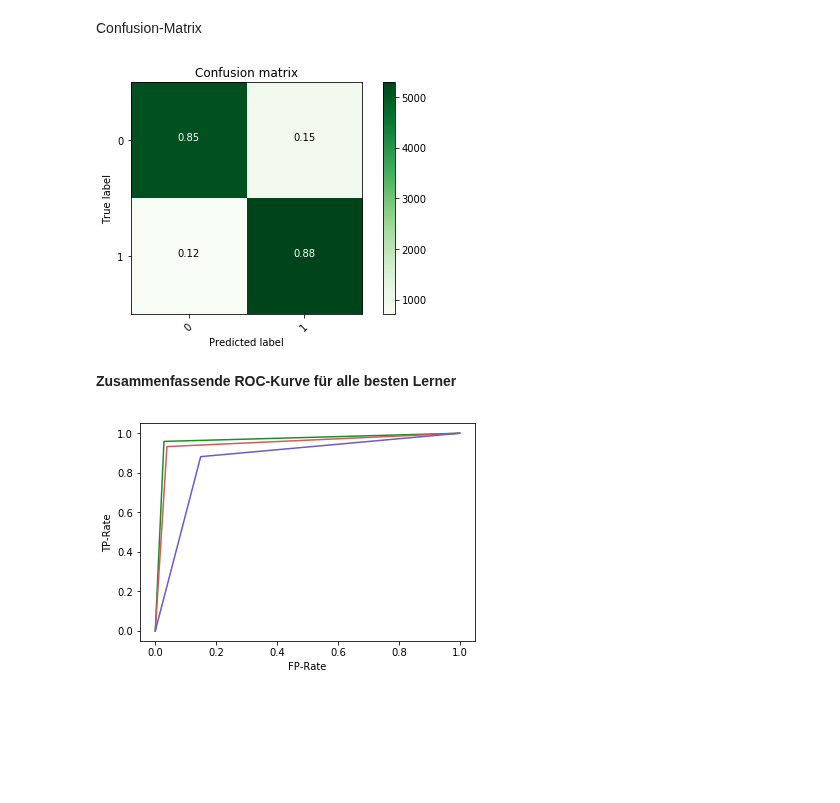
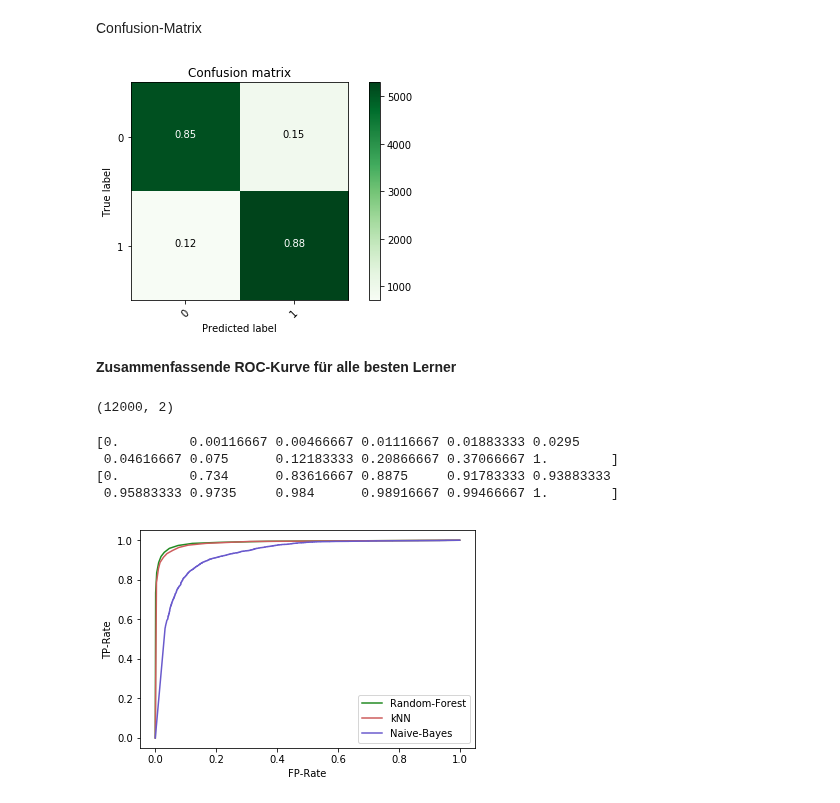
Before and after one commit to Ninilini/FP_Teilchen, a Jupyter notebook: IceCube/plots/selection.ipynb, the cells around one changed output. Saved outputs shown, nothing was run; the diff lists cells and outputs as text; code cells hidden in the pictures; blank space fills up the shorter version.

```diff
--- a/IceCube/plots/selection.ipynb
+++ b/IceCube/plots/selection.ipynb
@@ -18,7 +18,6 @@ from sklearn.model_selection import cross_val_score
 from sklearn.metrics import confusion_matrix
 from sklearn.utils.multiclass import unique_labels
 # %%
-daten = pd.read_hdf('../data/data.hdf5', key='Daten')
+daten = pd.read_hdf('data.hdf5', key='Daten')
 daten.shape
-daten.head()
 # %% [output]
@@ -499,23 +494,47 @@ Confusion-Matrix
 # %%
 confusion_mtx_NB = confusion_matrix(y_test[5], y_pred_NB[5])
 plot_confusion_matrix(confusion_mtx_NB, classes = range(2), cmap = plt.cm.Greens)
-plt.savefig('NB_confusion.pdf')
+plt.tight_layout()
+plt.savefig('NB_confusion.png')
 # %% [output]
-[figure, old version]
+[figure, new version]
 # %% [markdown]
 **Zusammenfassende ROC-Kurve für alle besten Lerner**
+# %%
+RF = RandomForestClassifier(10)
+RF.fit(x_train[3], y_train[3])
+pred_RF = RF.predict_proba(x_test[3])
+
+kNN = KNeighborsClassifier(10)
+kNN.fit(x_train[4], y_train[4])
+pred_kNN = kNN.predict_proba(x_test[4])
+
+NB = GaussianNB()
+NB.fit(x_train[5], y_train[5])
+pred_NB = NB.predict_proba(x_test[5])
+# %%
+pred_RF.shape
+# %% [output]
+(12000, 2)
 # %%
-roc_x_RF, roc_y_RF, _ = roc_curve(y_test[3], y_pred_RF[3], pos_label=1)
+roc_x_RF, roc_y_RF, _ = roc_curve(y_test[3], pred_RF[:, 1], pos_label=1)
+print(roc_x_RF)
+print(roc_y_RF)
 plt.plot(roc_x_RF, roc_y_RF, color = 'forestgreen', label = 'Random-Forest')
 
-roc_x_kNN, roc_y_kNN, _ = roc_curve(y_test[4], y_pred_kNN[4], pos_label=1)
+roc_x_kNN, roc_y_kNN, _ = roc_curve(y_test[4], pred_kNN[:, 1], pos_label=1)
 plt.plot(roc_x_kNN, roc_y_kNN, color = 'indianred', label = 'kNN')
 
-roc_x_NB, roc_y_NB, _ = roc_curve(y_test[5], y_pred_NB[5], pos_label=1)
+roc_x_NB, roc_y_NB, _ = roc_curve(y_test[5], pred_NB[:, 1], pos_label=1)
 plt.plot(roc_x_NB, roc_y_NB, color = 'slateblue', label = 'Naive-Bayes')
 
 plt.xlabel(r'FP-Rate')
 plt.ylabel(r'TP-Rate')
-plt.savefig('roc_kurve.pdf')
+plt.legend()
+plt.savefig('roc_kurve.png')
 # %% [output]
+[0.         0.00116667 0.00466667 0.01116667 0.01883333 0.0295
+ 0.04616667 0.075      0.12183333 0.20866667 0.37066667 1.        ]
+[0.         0.734      0.83616667 0.8875     0.91783333 0.93883333
+ 0.95883333 0.9735     0.984      0.98916667 0.99466667 1.        ]
-[figure, old version]
+[figure, new version]
```
Also changed, not shown: parts of 9 cells of this notebook, 7 other files.
